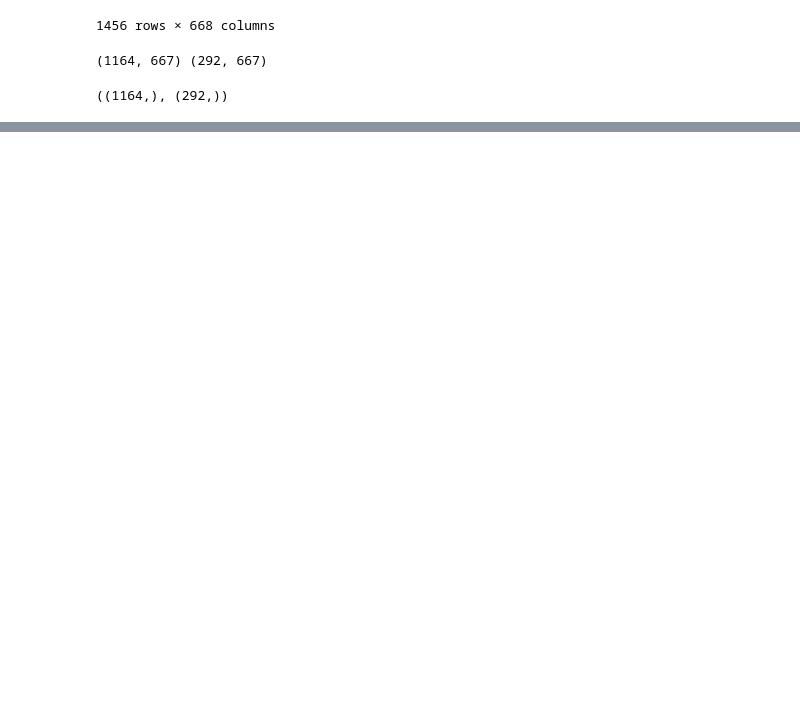
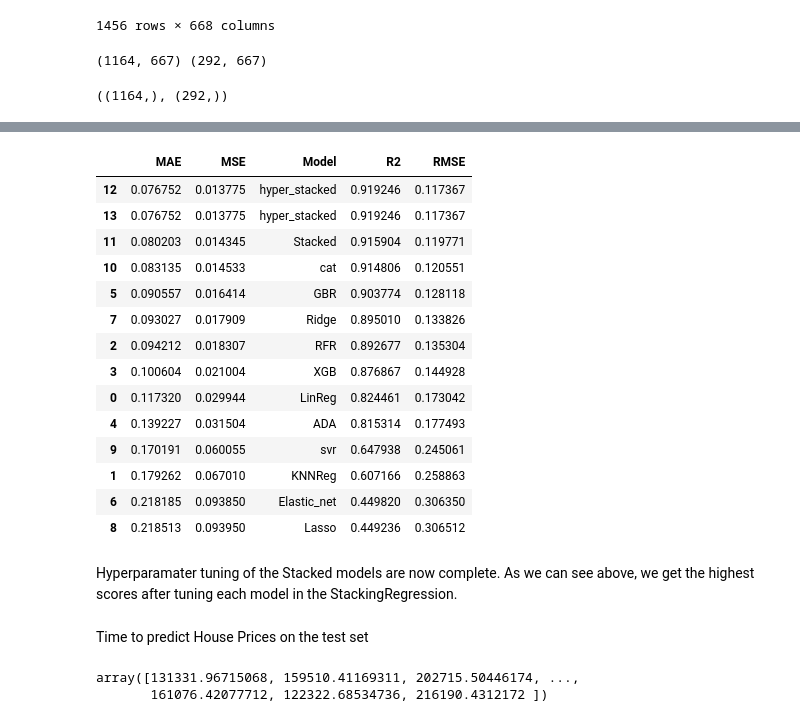
Before and after one commit to orkunaran/House_Prices_Advenced_Regression, a Jupyter notebook: House Prices model implementation.ipynb, the cells around one changed output, grey strips where cells are left out. Drawn from its saved outputs; the diff is of its cells as text; code cells hidden in the pictures; blank space fills up the shorter version.

```diff
--- a/House Prices model implementation.ipynb
+++ b/House Prices model implementation.ipynb
@@ -871,0 +294,10 @@ Thank you for your time. I hope that was easy for you to read and follow. If you
+# %%
+# GridSearchCV for n_estimators; first change parameters of the models
+cat = CatBoostRegressor(learning_rate=0.01, l2_leaf_reg = 1, depth = 6,border_count = 100, silent= True)
+
+# Cat, see CatBoost document, it uses iterations for n_estimators, num_trees etc.
+grid_cv = GridSearchCV(estimator = cat,
+                       param_grid= {'iterations': [1000,2000,5000,10000,20000,50000]} , cv=5, n_jobs=-1)
+# %%
+grid_cv.fit(x_train, y_train)
+print('n_estimators for CatBoost is : ', grid_cv.best_params_)
@@ -871,0 +306,29 @@ Thank you for your time. I hope that was easy for you to read and follow. If you
+# %%
+cat = CatBoostRegressor(iterations= 5000,
+                        learning_rate=0.01,
+                        l2_leaf_reg = 1,
+                         depth = 6,
+                         border_count = 100,
+                         silent= True)
+# %%
+# Define a dictionary with the models
+estimators = [
+          ('RFR', rfr),
+          ('XGB' , xgb),
+          ('GBR' , gbr),
+          ('Ridge' , Ridge(alpha=10)),
+          ('Cat', cat)]
+sr = StackingRegressor(estimators= estimators, final_estimator = LinearRegression())
+sr.fit(x_train, y_train)
+y_pred = sr.predict(x_test)
+print('mean squared error : ', mean_squared_error(y_test,y_pred))
+print('root mse : ', mean_squared_error(y_test,y_pred,squared=False))
+print('r2 scores : ', r2_score(y_test,y_pred))
+
+
+model_accuracy = model_accuracy.append({'Model': 'hyper_stacked', 'RMSE':mean_squared_error(y_test,y_pred,squared=False),
+                      'MAE' : mean_absolute_error(y_test,y_pred), 'MSE': mean_squared_error(y_test,y_pred),
+                      'R2': r2_score(y_test,y_pred)}, ignore_index=True)
+
+# predict houseprices
+house_price = sr.predict(test_dummy)
@@ -871,0 +351,22 @@ Thank you for your time. I hope that was easy for you to read and follow. If you
+# %%
+model_accuracy.sort_values('MSE',ascending=True)
+# %% [output]
+|  | MAE | MSE | Model | R2 | RMSE |
+| 12 | 0.076752 | 0.013775 | hyper_stacked | 0.919246 | 0.117367 |
+| 13 | 0.076752 | 0.013775 | hyper_stacked | 0.919246 | 0.117367 |
+| 11 | 0.080203 | 0.014345 | Stacked | 0.915904 | 0.119771 |
+| 10 | 0.083135 | 0.014533 | cat | 0.914806 | 0.120551 |
+| 5 | 0.090557 | 0.016414 | GBR | 0.903774 | 0.128118 |
+| 7 | 0.093027 | 0.017909 | Ridge | 0.895010 | 0.133826 |
+| 2 | 0.094212 | 0.018307 | RFR | 0.892677 | 0.135304 |
+| 3 | 0.100604 | 0.021004 | XGB | 0.876867 | 0.144928 |
+| 0 | 0.117320 | 0.029944 | LinReg | 0.824461 | 0.173042 |
+| 4 | 0.139227 | 0.031504 | ADA | 0.815314 | 0.177493 |
+| 9 | 0.170191 | 0.060055 | svr | 0.647938 | 0.245061 |
+| 1 | 0.179262 | 0.067010 | KNNReg | 0.607166 | 0.258863 |
+| 6 | 0.218185 | 0.093850 | Elastic_net | 0.449820 | 0.306350 |
+| 8 | 0.218513 | 0.093950 | Lasso | 0.449236 | 0.306512 |
+# %% [markdown]
+Hyperparamater tuning of the Stacked models are now complete. As we can see above, we get the highest scores after tuning each model in the StackingRegression.
+# %% [markdown]
+Time to predict House Prices on the test set
@@ -871,0 +375,5 @@ Thank you for your time. I hope that was easy for you to read and follow. If you
+# %%
+house_price
+# %% [output]
+array([131331.96715068, 159510.41169311, 202715.50446174, ...,
+       161076.42077712, 122322.68534736, 216190.4312172 ])
```
Also changed, not shown: parts of 108 cells of this notebook, 2 other files.
